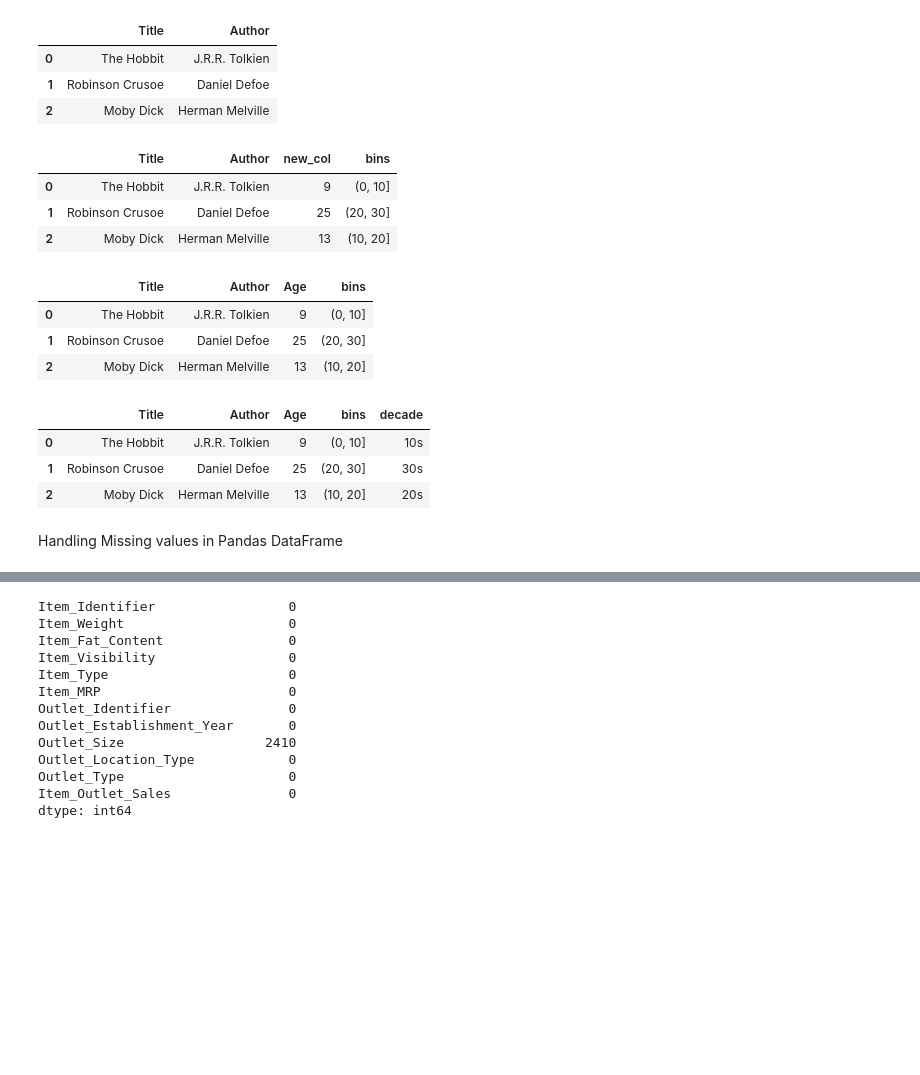
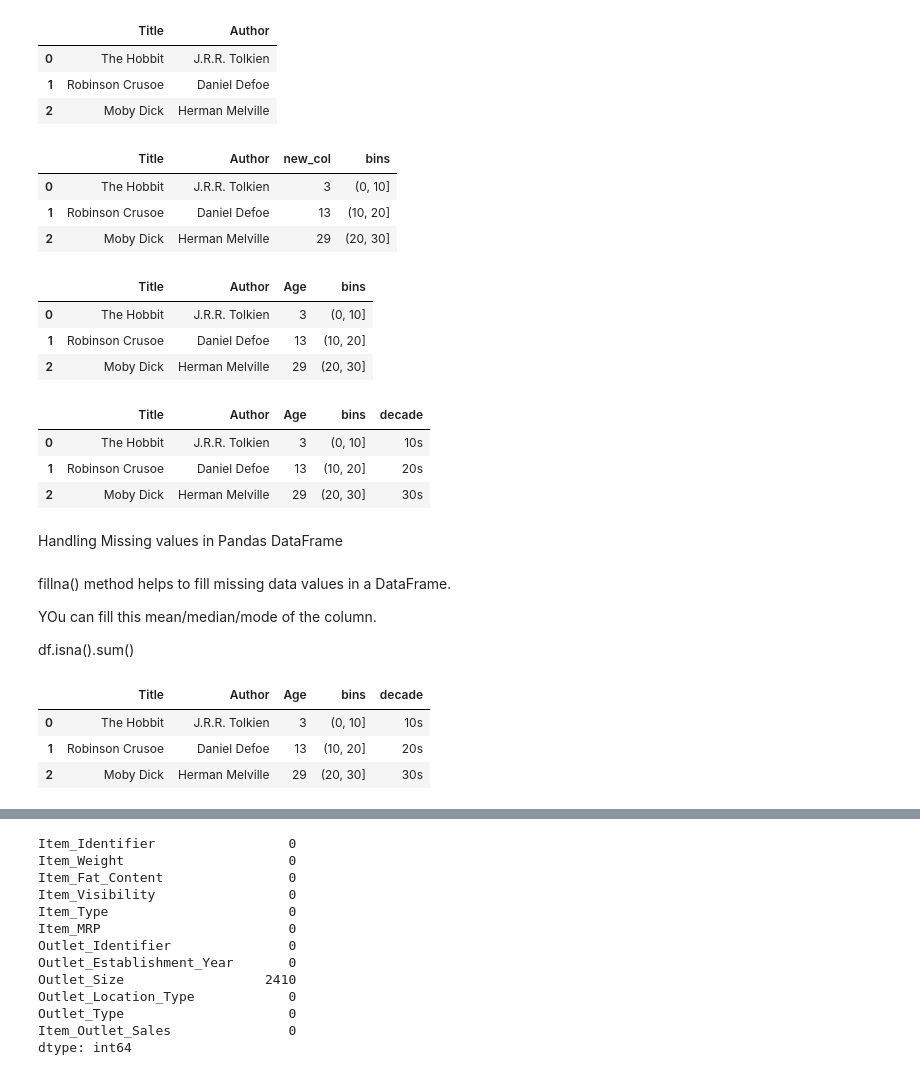
Before and after one commit to Mithun162001/Python-Notebooks, a Jupyter notebook: Data Manipulation Using Pandas/Data_Manipulation_using_Pandas.ipynb, the cells around one changed output, grey strips where cells are left out. Saved outputs shown, nothing was run; the diff lists cells and outputs as text; code cells hidden in the pictures; blank space fills up the shorter version.

```diff
--- a/Data Manipulation Using Pandas/Data_Manipulation_using_Pandas.ipynb
+++ b/Data Manipulation Using Pandas/Data_Manipulation_using_Pandas.ipynb
@@ -153,35 +174,48 @@ df
 | 1 | Robinson Crusoe | Daniel Defoe |
 | 2 | Moby Dick | Herman Melville |
 # %%
-df['new_col']= [9,25,13]         # Created a new column named new_col and assigned values as 10,20,30
-df['bins']=pd.cut(x=df['new_col'], bins= [0,10,20,30])    # df['new_bin_column_name']=pd.cut(x=df['column_to_be_binned'], bins=[range of values])
+df['new_col'] = [3,13,29]         # Created a new column named new_col and assigned values as 10,20,30
+df['bins'] = pd.cut(x=df['new_col'], bins = [0,10,20,30])    # df['new_bin_column_name']=pd.cut(x=df['column_to_be_binned'], bins=[range of values])
 df
 # %% [output]
 |  | Title | Author | new_col | bins |
-| 0 | The Hobbit | J.R.R. Tolkien | 9 | (0, 10] |
-| 1 | Robinson Crusoe | Daniel Defoe | 25 | (20, 30] |
-| 2 | Moby Dick | Herman Melville | 13 | (10, 20] |
+| 0 | The Hobbit | J.R.R. Tolkien | 3 | (0, 10] |
+| 1 | Robinson Crusoe | Daniel Defoe | 13 | (10, 20] |
+| 2 | Moby Dick | Herman Melville | 29 | (20, 30] |
 # %%
 df['bins'].unique()
 df.rename(columns={'new_col': 'Age'}, inplace= True)
 df
 # %% [output]
 |  | Title | Author | Age | bins |
-| 0 | The Hobbit | J.R.R. Tolkien | 9 | (0, 10] |
-| 1 | Robinson Crusoe | Daniel Defoe | 25 | (20, 30] |
-| 2 | Moby Dick | Herman Melville | 13 | (10, 20] |
+| 0 | The Hobbit | J.R.R. Tolkien | 3 | (0, 10] |
+| 1 | Robinson Crusoe | Daniel Defoe | 13 | (10, 20] |
+| 2 | Moby Dick | Herman Melville | 29 | (20, 30] |
 # %%
 # Create New Column of of decade With Labels 10s, 20s, and 30s
 df['decade']= pd.cut(x=df['Age'], bins=[0,10,20,30], labels=['10s', '20s', '30s'])
 df
 # %% [output]
 |  | Title | Author | Age | bins | decade |
-| 0 | The Hobbit | J.R.R. Tolkien | 9 | (0, 10] | 10s |
-| 1 | Robinson Crusoe | Daniel Defoe | 25 | (20, 30] | 30s |
-| 2 | Moby Dick | Herman Melville | 13 | (10, 20] | 20s |
+| 0 | The Hobbit | J.R.R. Tolkien | 3 | (0, 10] | 10s |
+| 1 | Robinson Crusoe | Daniel Defoe | 13 | (10, 20] | 20s |
+| 2 | Moby Dick | Herman Melville | 29 | (20, 30] | 30s |
 # %% [markdown]
 Handling Missing values in Pandas DataFrame
 # %%
 import pandas as pd
 import numpy as np
+# %% [markdown]
+fillna() method helps to fill missing data values in a DataFrame.
+
+YOu can fill this mean/median/mode of the column.
+
+df.isna().sum()
+# %%
+df.head()
+# %% [output]
+|  | Title | Author | Age | bins | decade |
+| 0 | The Hobbit | J.R.R. Tolkien | 3 | (0, 10] | 10s |
+| 1 | Robinson Crusoe | Daniel Defoe | 13 | (10, 20] | 20s |
+| 2 | Moby Dick | Herman Melville | 29 | (20, 30] | 30s |
 # %%
```
Also changed, not shown: parts of 63 cells of this notebook.
